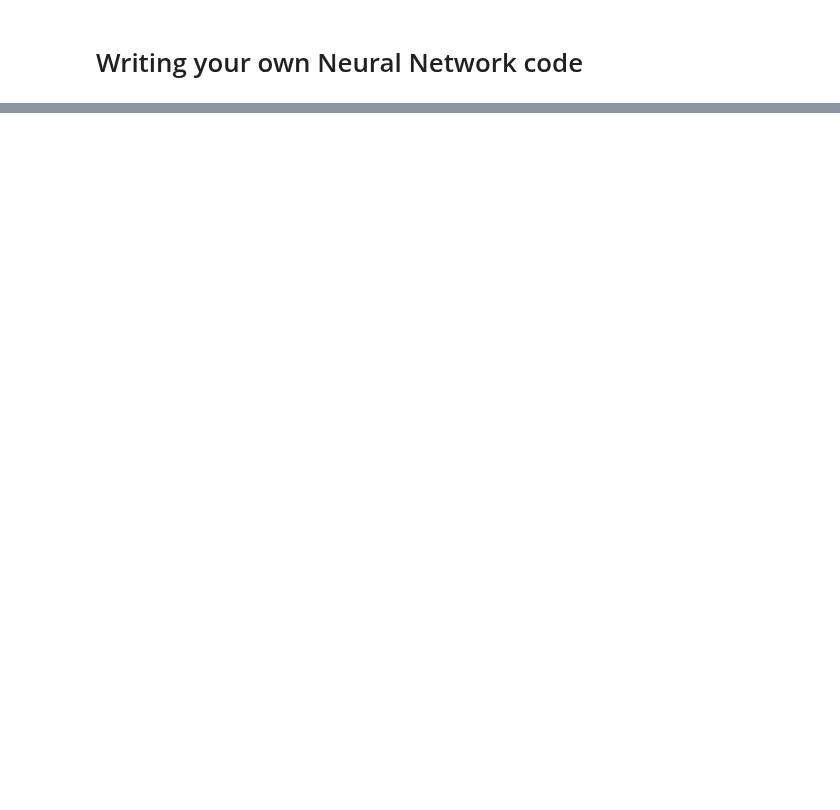
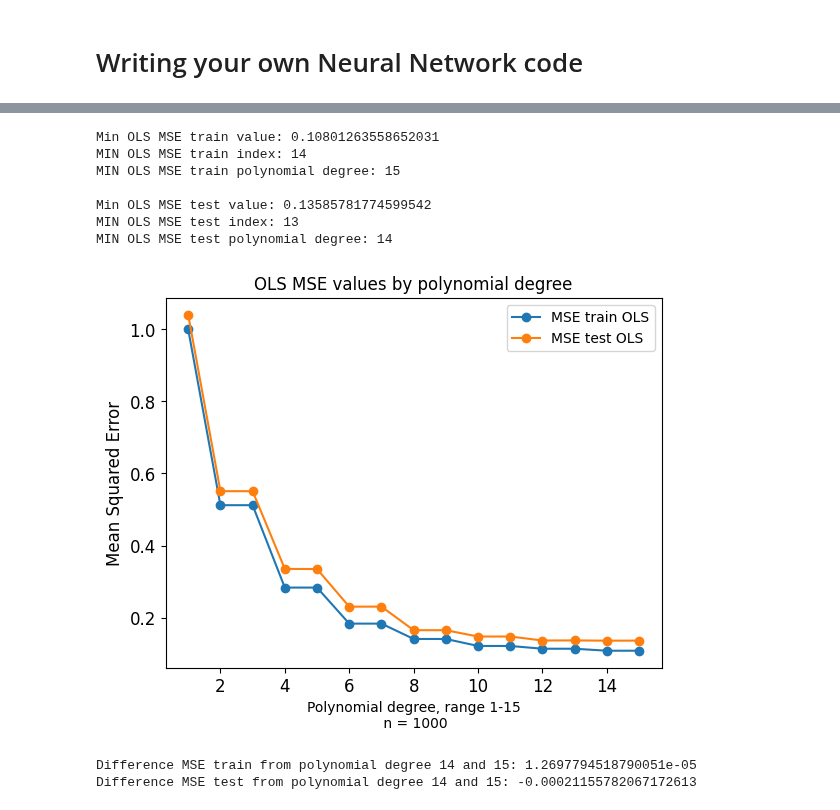
Before and after one commit to johtj/data_analysis_ml_projects, a Jupyter notebook: assignment2/Code/part_b.ipynb, the cells around one changed output, grey strips where cells are left out. Drawn from its saved outputs; the diff is of its cells as text; code cells hidden in the pictures; blank space fills up the shorter version.

```diff
--- a/assignment2/Code/part_b.ipynb
+++ b/assignment2/Code/part_b.ipynb
@@ -31,0 +3,5 @@ From report 1 best results are acheived with learning rate 0.5 and 600 iteration
+# %%
+# Settings for both OLS and FFNN
+
+VERBOSE = True
+SAVE_FIGURE = True
@@ -31,0 +21,57 @@ From report 1 best results are acheived with learning rate 0.5 and 600 iteration
+# %%
+# Settings OLS
+
+VERBOSE_POLY_DEGREE = False
+
+USE_INTERCEPT = True
+polynomial_degree = 15
+# %%
+# Code from project 1 to calculate OLS regression
+
+
+X = OLS_func.polynomial_features(x, polynomial_degree,USE_INTERCEPT)
+X_train_ols, X_test_ols, y_train_ols, y_test_ols = train_test_split(X, y_noise, test_size=TEST_SPLIT, random_state=TEST_TRAIN_RANDOM_STATE)
+# Scaleing
+X_train_scaled_ols, X_test_scaled_ols, X_train_mean_ols, X_train_std_ols = OLS_func.scale_features_by_intercept_use(X_train_ols, X_test_ols, USE_INTERCEPT)
+y_train_scaled_ols, y_test_scaled_ols, y_train_mean_ols, y_train_std_ols = OLS_func.standard_scaler(y_train_ols, y_test_ols)
+
+# Train
+theata_scaled = OLS_func.OLS_parameters(X_train_scaled_ols, y_train_scaled_ols)
+
+# Predict
+rescaled_theta, rescaled_intercept = OLS_func.rescale_theta_intercept(theata_scaled[1:], theata_scaled[0], y_train_std_ols, y_train_mean_ols, X_train_std_ols, X_train_mean_ols, verbose=VERBOSE_POLY_DEGREE)
+y_predicted_scaled_ols = OLS_func.predict_y(X_test_scaled_ols[:, 1:], rescaled_theta)
+y_predicted_rescaled_ols = OLS_func.rescale_y(y_predicted_scaled_ols, y_train_std_ols, y_train_mean_ols)
+polynomial_degree, mse_train_ols, mse_test_ols, r2_train_ols, r2_test_ols, thetas_ols = OLS_func.explore_polynomial_degree(X_train_scaled_ols, X_test_scaled_ols, y_train_scaled_ols, y_test_scaled_ols, polynomial_degree, USE_INTERCEPT, verbose=VERBOSE_POLY_DEGREE)
+
+# Minimum OLS MSE train and test values
+min_mse_train_value_ols = min(mse_train_ols)
+min_mse_train_index_ols = mse_train_ols.index(min_mse_train_value_ols)
+
+min_mse_test_value_ols = min(mse_test_ols)
+min_mse_test_index_ols = mse_test_ols.index(min_mse_test_value_ols)
+if VERBOSE:
+    print(f'Min OLS MSE train value: {min_mse_train_value_ols}\nMIN OLS MSE train index: {min_mse_train_index_ols}\nMIN OLS MSE train polynomial degree: {min_mse_train_index_ols+1}')
+    print()
+    print(f'Min OLS MSE test value: {min_mse_test_value_ols}\nMIN OLS MSE test index: {min_mse_test_index_ols}\nMIN OLS MSE test polynomial degree: {min_mse_test_index_ols+1}')
+
+if SAVE_FIGURE:
+    OLS_func.plot_mse("OLS",DATAPOINTS, polynomial_degree, mse_train_ols, mse_test_ols, f"Polynomial degree, range {polynomial_degree[0]}-{polynomial_degree[-1]}\n n = {DATAPOINTS}",fname='part_b-runge_ols_mse_degree', title='OLS MSE values by polynomial degree' ,save=SAVE_FIGURE)
+
+# Difference mse results polynomial degree 14 and 15
+difference_train_mse = mse_train_ols[-2] - mse_train_ols[-1]
+difference_test_mse = mse_test_ols[-2] - mse_test_ols[-1]
+if VERBOSE:
+    print(f'Difference MSE train from polynomial degree 14 and 15: {difference_train_mse}')
+    print(f'Difference MSE test from polynomial degree 14 and 15: {difference_test_mse}')
+# %% [output]
+Min OLS MSE train value: 0.10801263558652031
+MIN OLS MSE train index: 14
+MIN OLS MSE train polynomial degree: 15
+
+Min OLS MSE test value: 0.13585781774599542
+MIN OLS MSE test index: 13
+MIN OLS MSE test polynomial degree: 14
+[figure, added]
+Difference MSE train from polynomial degree 14 and 15: 1.2697794518790051e-05
+Difference MSE test from polynomial degree 14 and 15: -0.00021155782067172613
```
Also changed, not shown: parts of 26 cells of this notebook.
